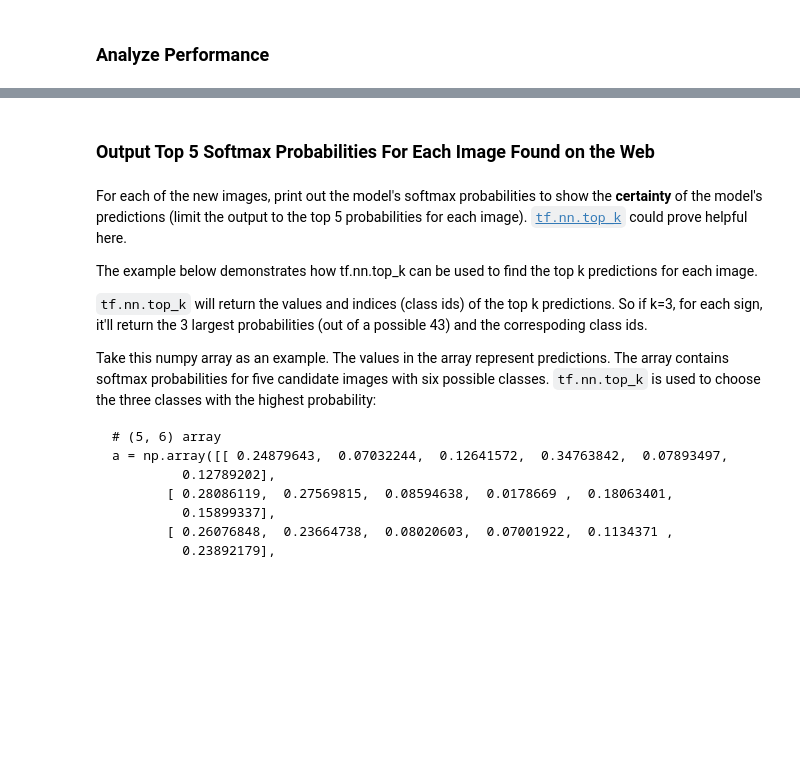
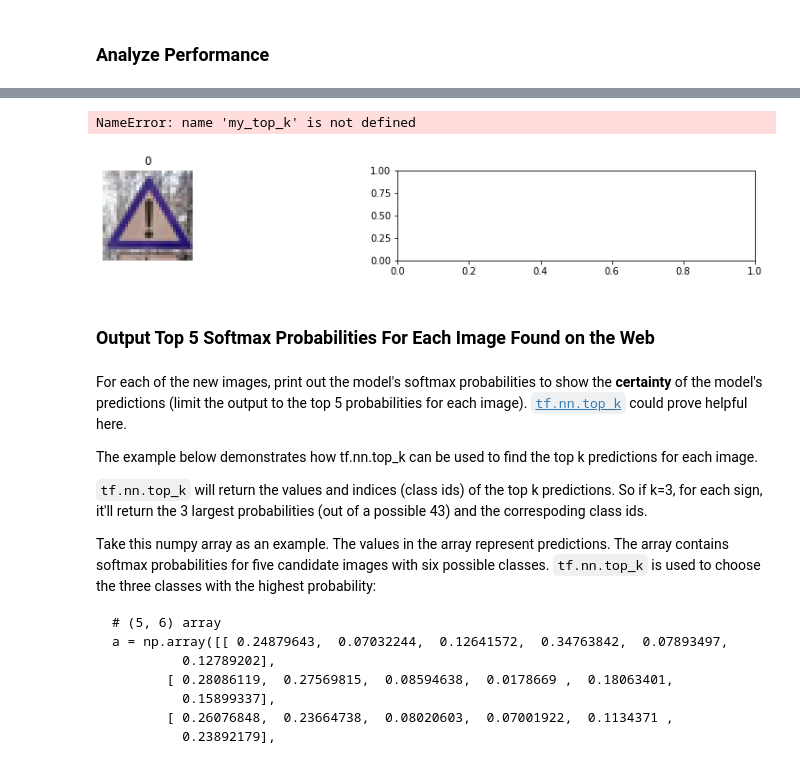
Before and after one commit to demigecko/CarND-Traffic-Sign-Classifier-Project, a Jupyter notebook: Traffic_Sign_Classifier.ipynb, the cells around one changed output, grey strips where cells are left out. Cells and saved outputs as stored; diff of their text form; code cells hidden in the pictures; blank space fills up the shorter version.

```diff
--- a/Traffic_Sign_Classifier.ipynb
+++ b/Traffic_Sign_Classifier.ipynb
@@ -798,3 +607,21 @@ You may find `signnames.csv` useful as it contains mappings from the class id (i
+# %%
+### Calculate the accuracy for these 5 new images.
+### For example, if the model predicted 1 out of 5 signs correctly, it's 20% accurate on these new images.
+plt.figure(figsize=(15, 25))
+for i in range(n_new):
+    plt.subplot(n_new, 2, 2*i+1)
+    plt.imshow(cv2.cvtColor(my_images[i], cv2.COLOR_BGR2RGB))
+    plt.title(i)
+    plt.axis('off')
+    plt.subplot(n_new, 2, 2*i+2)
+    plt.barh(np.arange(1, 6, 1), my_top_k.values[i, :])
+    labels = [signs_class[j][:20] for j in my_top_k.indices[i]]
+    plt.yticks(np.arange(1, 6, 1), labels)
+plt.savefig('visualizations/' + 'top5.png', bbox_inches='tight')
+plt.show()
+# %% [output]
+NameError: name 'my_top_k' is not defined
+[figure, added]
 # %% [markdown]
 ### Output Top 5 Softmax Probabilities For Each Image Found on the Web
 # %% [markdown]
```
Also changed, not shown: parts of 76 cells of this notebook, 51 other files.
